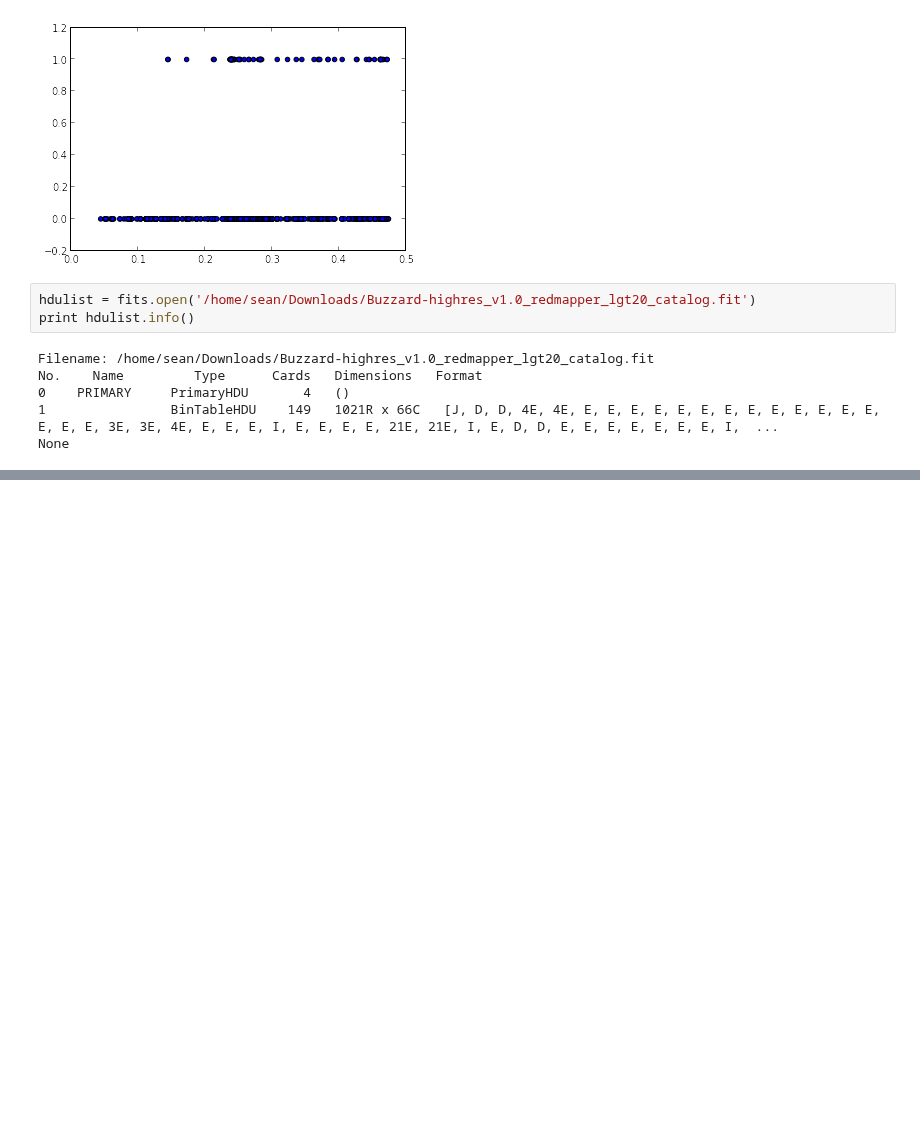
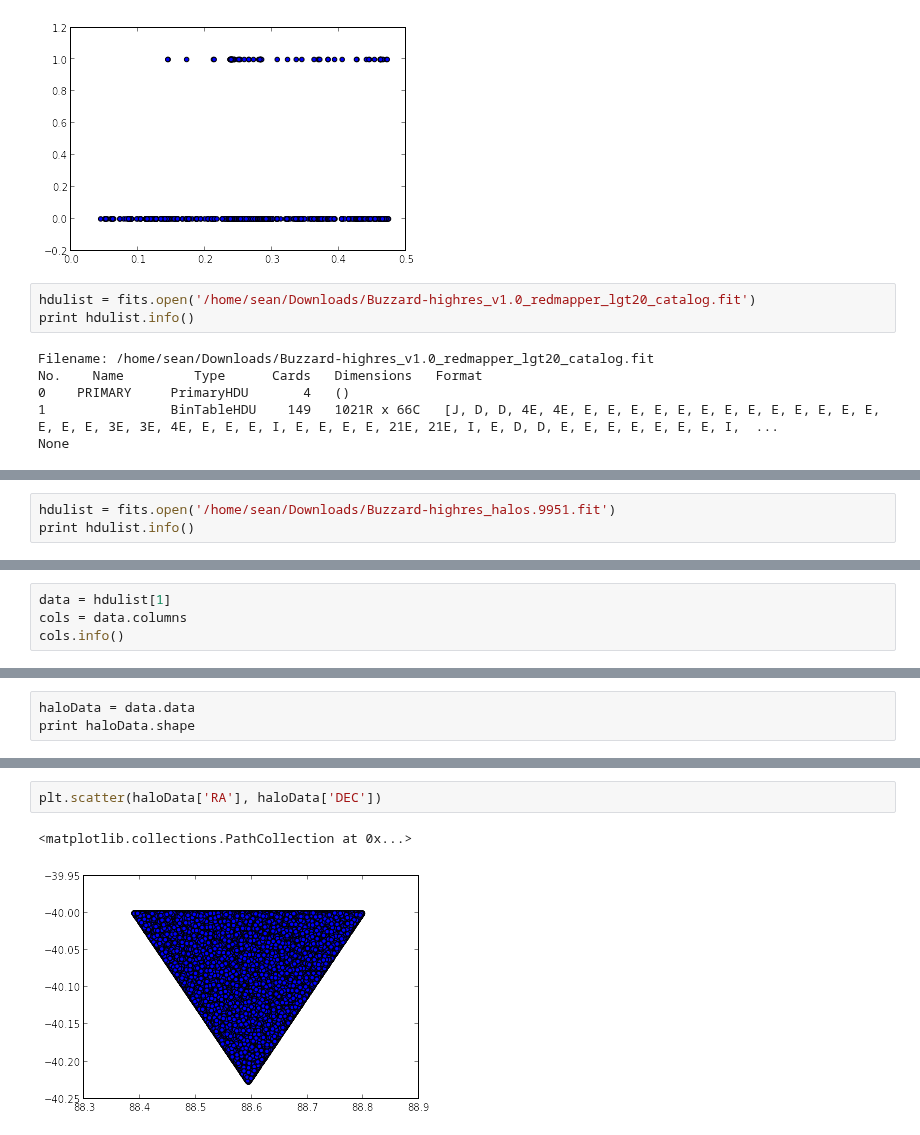
Before and after one commit to Ravirajadrangi/ClusterMassInference, a Jupyter notebook: Playing with Catalogs.ipynb, the cells around one changed output, grey strips where cells are left out. Saved outputs shown, nothing was run; the diff lists cells and outputs as text; blank space fills up the shorter version.

```diff
--- a/Playing with Catalogs.ipynb
+++ b/Playing with Catalogs.ipynb
@@ -185,0 +188,3 @@ plt.plot(cl[:1000])
+# %%
+hdulist = fits.open('/home/sean/Downloads/Buzzard-highres_halos.9951.fit')
+print hdulist.info()
@@ -185,0 +197,4 @@ plt.plot(cl[:1000])
+# %%
+data = hdulist[1]
+cols = data.columns
+cols.info()
@@ -185,0 +220,3 @@ plt.plot(cl[:1000])
+# %%
+haloData = data.data
+print haloData.shape
@@ -185,0 +280,5 @@ plt.plot(cl[:1000])
+# %%
+plt.scatter(haloData['RA'], haloData['DEC'])
+# %% [output]
+<matplotlib.collections.PathCollection at 0x...>
+[figure, added]
```
Also changed, not shown: parts of 25 cells of this notebook.
